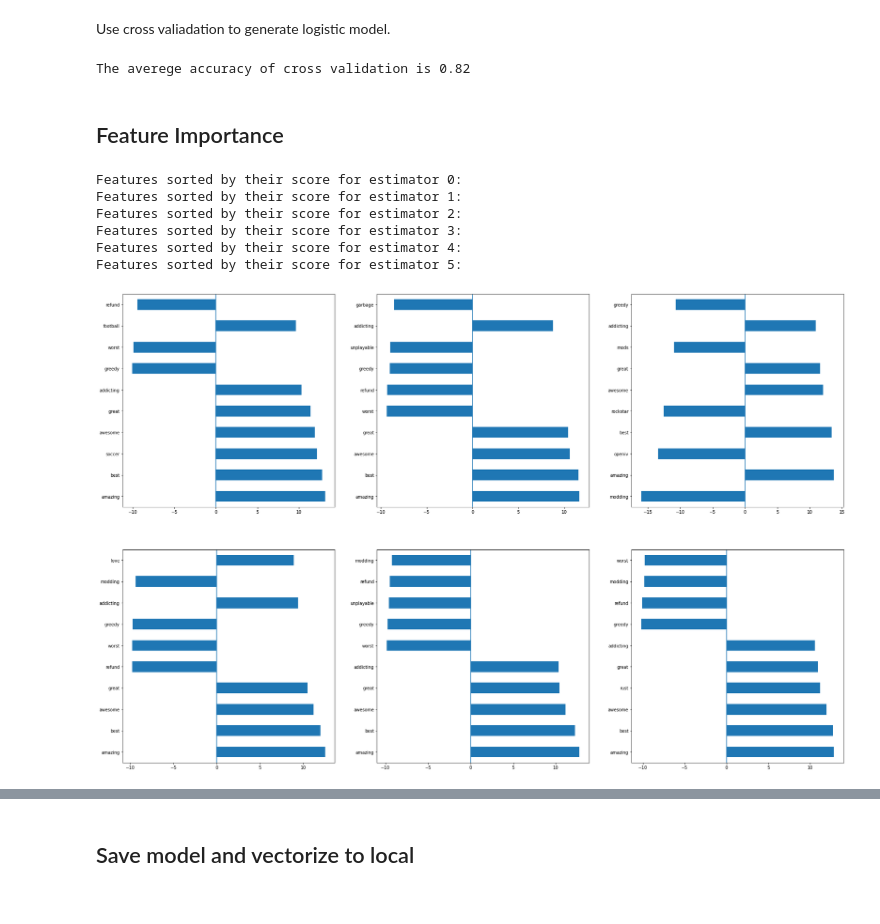
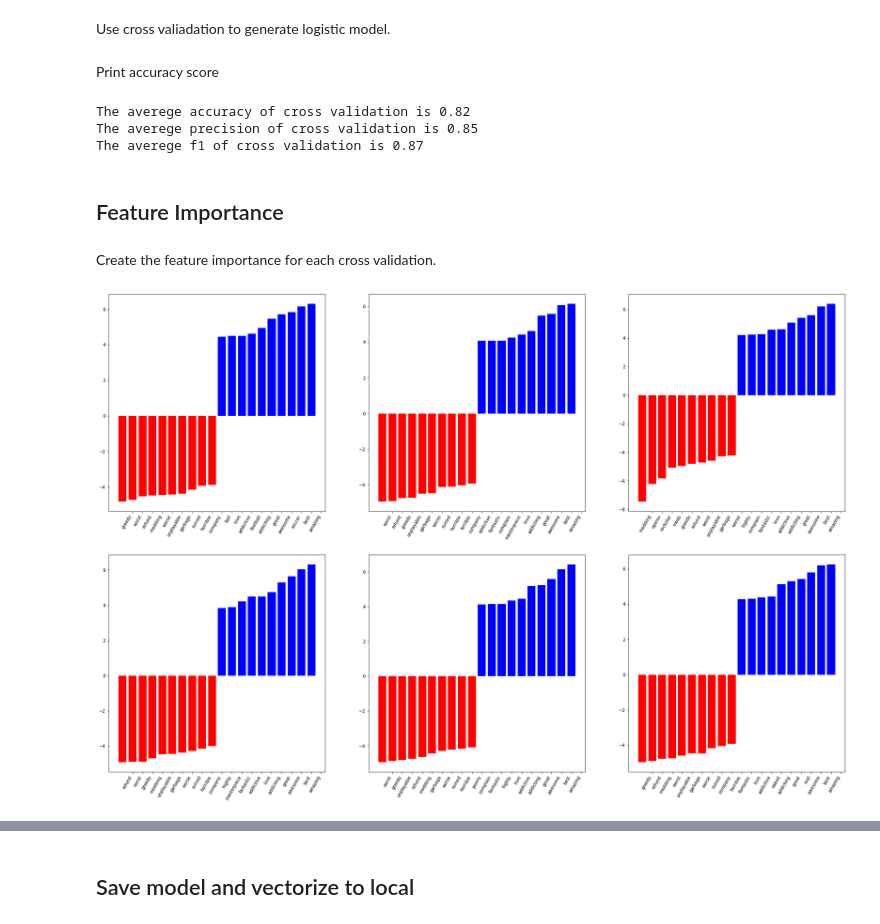
Before and after one commit to lm2546/Game-Review-Classification, a Jupyter notebook: Model/logistic.ipynb, the cells around one changed output, grey strips where cells are left out. Saved outputs shown, nothing was run; the diff lists cells and outputs as text; code cells hidden in the pictures.

```diff
--- a/Model/logistic.ipynb
+++ b/Model/logistic.ipynb
@@ -76,32 +81,48 @@ The accuracy of logistic regression model is: 0.8379068435620883
+# %%
+Label = [1 if Clean_DF.iloc[i,1]=="Recommended" else 0 for i in range(len(Clean_DF))]
 # %% [markdown]
 Use cross valiadation to generate logistic model.
 # %%
-cv_reco=cross_validate(LogisticRegression(random_state=5), DTM_DF_reco, Clean_DF['recommendation'], cv=6, scoring = 'accuracy', return_estimator =True)
+cv_reco=cross_validate(LogisticRegression(random_state=5), DTM_DF_reco, Label, cv=6,
+                        scoring = ['accuracy','precision','f1'], return_estimator =True)
+# %% [markdown]
+Print accuracy score
 # %%
-print("The averege accuracy of cross validation is %.2f" % cv_reco['test_score'].mean())
+print("The averege accuracy of cross validation is %.2f" % cv_reco['test_accuracy'].mean())
+print("The averege precision of cross validation is %.2f" % cv_reco['test_precision'].mean())
+print("The averege f1 of cross validation is %.2f" % cv_reco['test_f1'].mean())
 # %% [output]
 The averege accuracy of cross validation is 0.82
+The averege precision of cross validation is 0.85
+The averege f1 of cross validation is 0.87
 # %% [markdown]
 ## Feature Importance
+# %% [markdown]
+Create the feature importance for each cross validation.
+# %%
+def plot_coefficients(classifier, feature_names, top_features=20):
+    coef = classifier.coef_.ravel()
+    top_positive_coefficients = np.argsort(coef)[-top_features:]
+    top_negative_coefficients = np.argsort(coef)[:top_features]
+    top_coefficients = np.hstack([top_negative_coefficients, top_positive_coefficients])
+    # create plot
+    #plt.figure(figsize=(15, 5))
+    colors = ['red' if c < 0 else 'blue' for c in coef[top_coefficients]]
+    plt.bar(np.arange(2 * top_features), coef[top_coefficients], color=colors)
+    feature_names = np.array(feature_names)
+    plt.xticks(np.arange(1, 1 + 2 * top_features), feature_names[top_coefficients], rotation=60, ha='right')
+    #plt.show()
 # %%
 fig=plt.figure(figsize=(30,20))
+
 for idx,estimator in enumerate(cv_reco['estimator']):
-    print("Features sorted by their score for estimator {}:".format(idx))
-    feature_importances = pd.DataFrame(estimator.coef_.T,
-                                       index = DTM_DF_reco.columns,
-                                        columns=['importance']).sort_values('importance', ascending=False)
-    feature_importances=feature_importances['importance']*np.var(feature_importances['importance'])
-    feature_importances=feature_importances.sort_values(key=abs,ascending=False)
-    feature_importances=feature_importances.head(10)
+    #print("Features sorted by their score for estimator {}:".format(idx))
+    """feature_importances = pd.DataFrame(estimator.coef_.T,
+                                       index = Train_cv_DF.columns,
+                                        columns=['importance']).sort_values('importance', ascending=False)"""
+    #print(feature_importances[:10:])
     plt.subplot(231+idx)
-    feature_importances.plot.barh()
-    plt.axis("on")
-    plt.axvline(0, linestyle='-')
+    plot_coefficients(estimator, Train_DTM_DF_reco.columns, 10)
+    #plt.bar(x = feature_importances.index[:10:], height=feature_importances["importance"][:10:])
 # %% [output]
-Features sorted by their score for estimator 0:
-Features sorted by their score for estimator 1:
-Features sorted by their score for estimator 2:
-Features sorted by their score for estimator 3:
-Features sorted by their score for estimator 4:
-Features sorted by their score for estimator 5:
-[figure, old version]
+[figure, new version]
```
Also changed, not shown: parts of 9 cells of this notebook, 6 other files.
